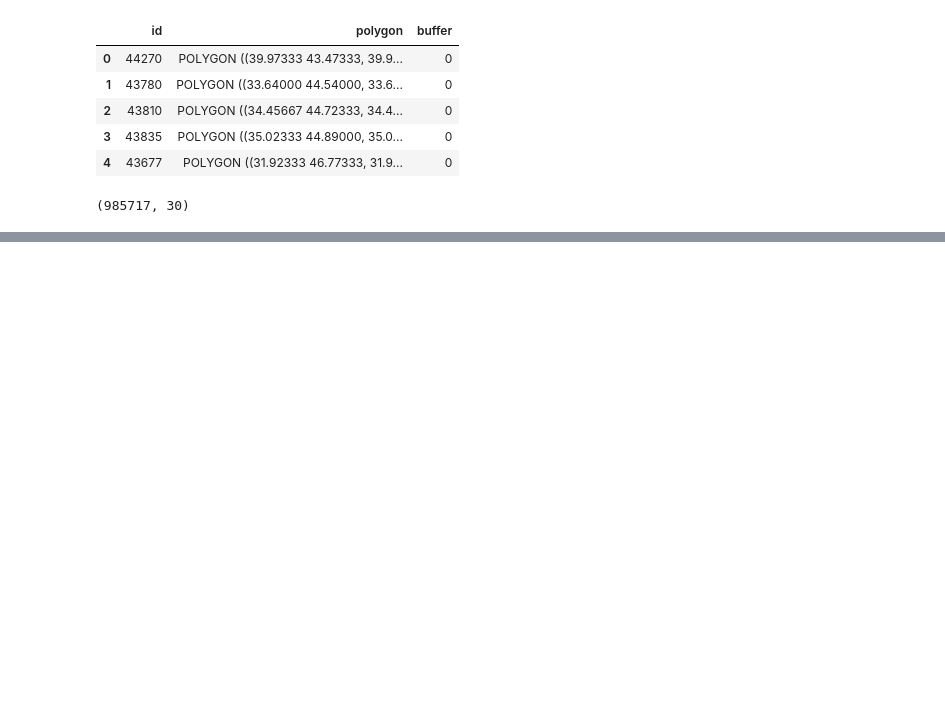
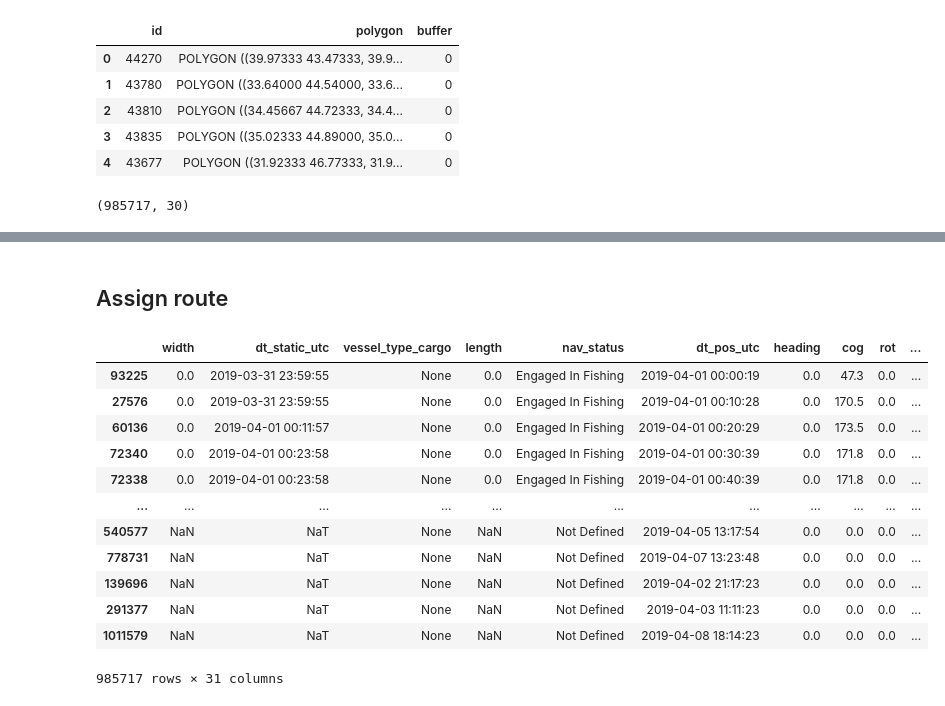
Before and after one commit to InseeFrLab/hackathon-un-2022, a Jupyter notebook: notebooks/ports_sspcloud.ipynb, the cells around one changed output, grey strips where cells are left out. Cells and saved outputs as stored; diff of their text form; code cells hidden in the pictures; blank space fills up the shorter version.

Commit message:
Finish assigning routes

```diff
--- a/notebooks/ports_sspcloud.ipynb
+++ b/notebooks/ports_sspcloud.ipynb
@@ -222,6 +222,8 @@ filtered_df = filter_ports(ais_df)
 filtered_df.shape
 # %% [output]
 (985717, 30)
+# %%
+filtered_df['polygon'] = [str(a) + '_' + str(b) for a, b in zip(filtered_df['id'], filtered_df['buffer'])]
 # %%
 filtered_df.head()
 # %% [output]
@@ -233,0 +237,19 @@ filtered_df.head()
+# %% [markdown]
+## Assign route
+# %%
+filtered_df = filtered_df.sort_values(by=['mmsi', 'dt_pos_utc', 'dt_static_utc'])
+filtered_df
+# %% [output]
+|  | width | dt_static_utc | vessel_type_cargo | length | nav_status | dt_pos_utc | heading | cog | rot | ... |
+| 93225 | 0.0 | 2019-03-31 23:59:55 | None | 0.0 | Engaged In Fishing | 2019-04-01 00:00:19 | 0.0 | 47.3 | 0.0 | ... |
+| 27576 | 0.0 | 2019-03-31 23:59:55 | None | 0.0 | Engaged In Fishing | 2019-04-01 00:10:28 | 0.0 | 170.5 | 0.0 | ... |
+| 60136 | 0.0 | 2019-04-01 00:11:57 | None | 0.0 | Engaged In Fishing | 2019-04-01 00:20:29 | 0.0 | 173.5 | 0.0 | ... |
+| 72340 | 0.0 | 2019-04-01 00:23:58 | None | 0.0 | Engaged In Fishing | 2019-04-01 00:30:39 | 0.0 | 171.8 | 0.0 | ... |
+| 72338 | 0.0 | 2019-04-01 00:23:58 | None | 0.0 | Engaged In Fishing | 2019-04-01 00:40:39 | 0.0 | 171.8 | 0.0 | ... |
+| ... | ... | ... | ... | ... | ... | ... | ... | ... | ... | ... |
+| 540577 | NaN | NaT | None | NaN | Not Defined | 2019-04-05 13:17:54 | 0.0 | 0.0 | 0.0 | ... |
+| 778731 | NaN | NaT | None | NaN | Not Defined | 2019-04-07 13:23:48 | 0.0 | 0.0 | 0.0 | ... |
+| 139696 | NaN | NaT | None | NaN | Not Defined | 2019-04-02 21:17:23 | 0.0 | 0.0 | 0.0 | ... |
+| 291377 | NaN | NaT | None | NaN | Not Defined | 2019-04-03 11:11:23 | 0.0 | 0.0 | 0.0 | ... |
+| 1011579 | NaN | NaT | None | NaN | Not Defined | 2019-04-08 18:14:23 | 0.0 | 0.0 | 0.0 | ... |
+985717 rows × 31 columns
```
Also changed, not shown: parts of 9 cells of this notebook.
